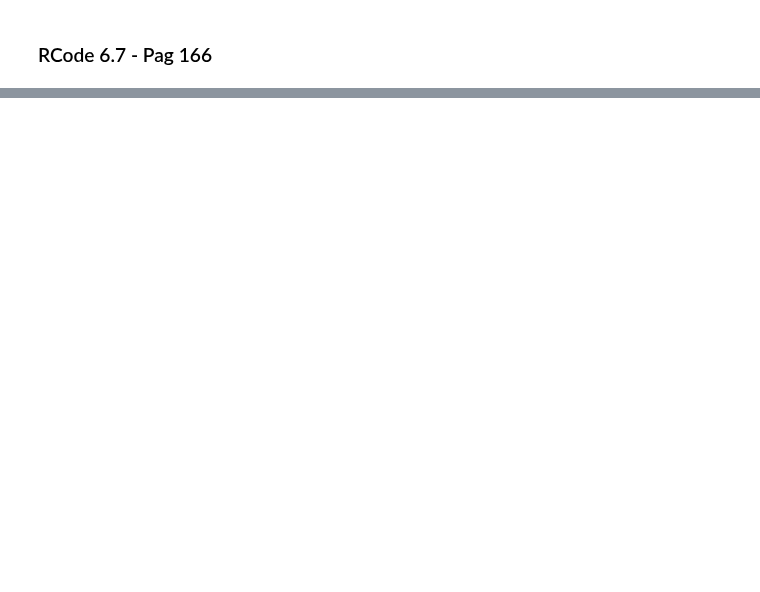
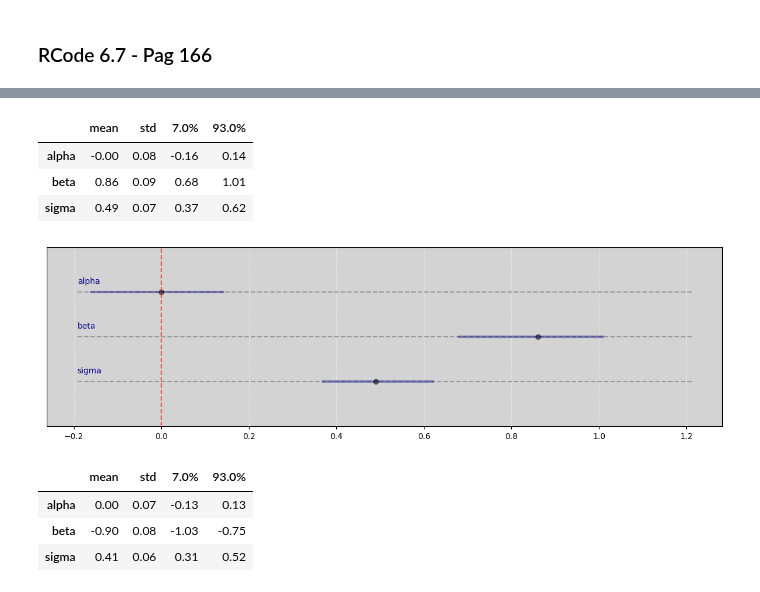
Before and after one commit to rodolphomacedo/statistical_rethinking_pt_BR, a Jupyter notebook: parte_6.ipynb, the cells around one changed output, grey strips where cells are left out. Saved outputs shown, nothing was run; the diff lists cells and outputs as text; code cells hidden in the pictures; blank space fills up the shorter version.

```diff
--- a/parte_6.ipynb
+++ b/parte_6.ipynb
@@ -442,0 +429,18 @@ Vide.summary(samples_kl)
+# %%
+Vide.summary(samples_kf)
+# %% [output]
+|  | mean | std | 7.0% | 93.0% |
+| alpha | -0.00 | 0.08 | -0.16 | 0.14 |
+| beta | 0.86 | 0.09 | 0.68 | 1.01 |
+| sigma | 0.49 | 0.07 | 0.37 | 0.62 |
+# %%
+Vide.plot_forest(samples_kf)
+# %% [output]
+[figure, added]
+# %%
+Vide.summary(samples_kl)
+# %% [output]
+|  | mean | std | 7.0% | 93.0% |
+| alpha | 0.00 | 0.07 | -0.13 | 0.13 |
+| beta | -0.90 | 0.08 | -1.03 | -0.75 |
+| sigma | 0.41 | 0.06 | 0.31 | 0.52 |
```
Also changed, not shown: parts of 27 cells of this notebook.
